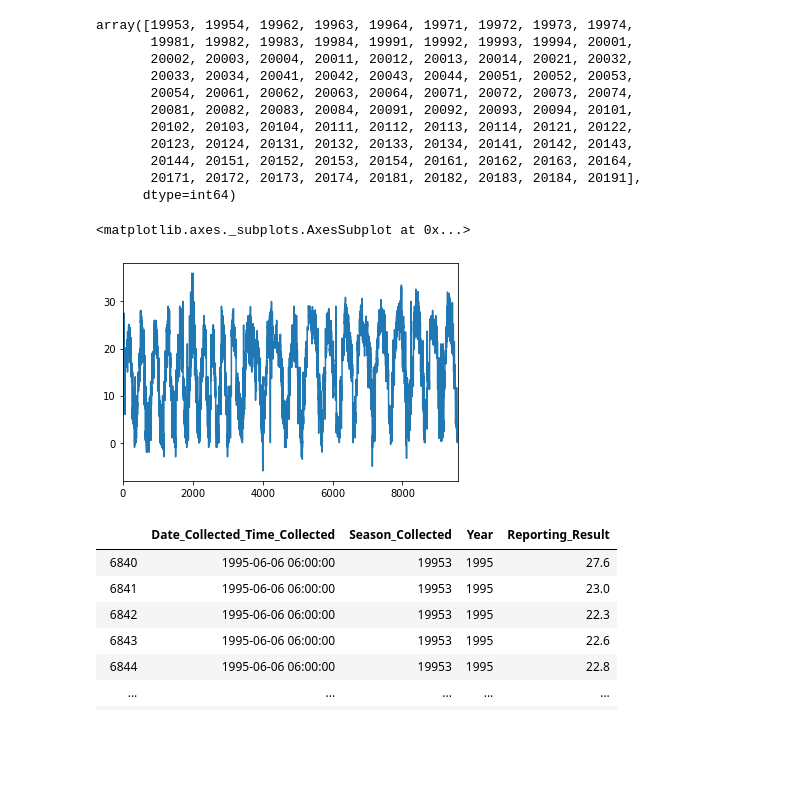
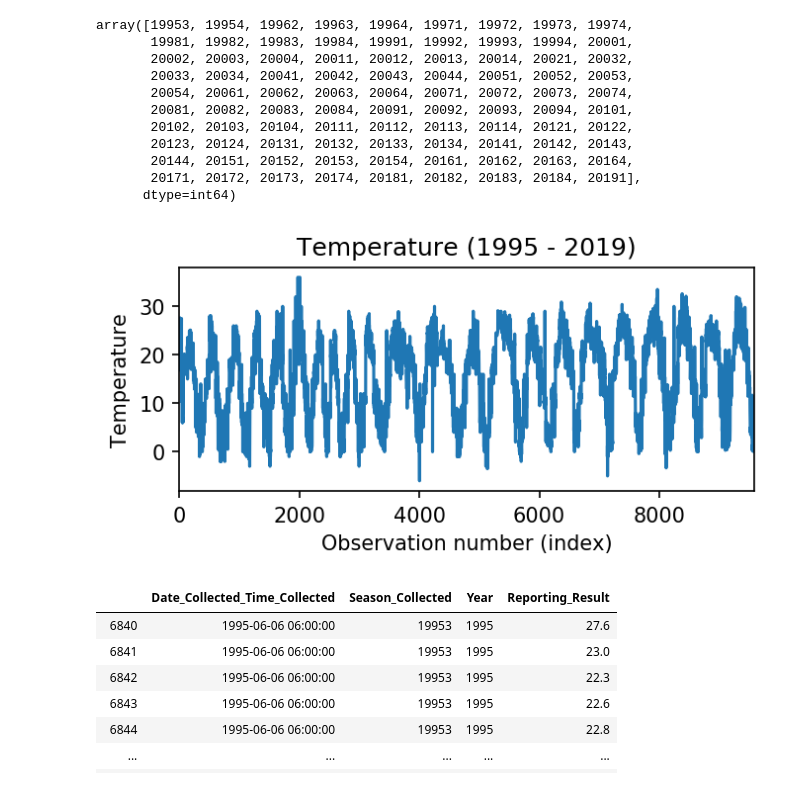
Before and after one commit to codeforboston/safe-water, a Jupyter notebook: projects/crwa/notebooks/lstaples-eda.ipynb, the cells around one changed output. Cells and saved outputs as stored; diff of their text form; code cells hidden in the pictures; blank space fills up the shorter version.

Commit message:
Box/strip & violin plots added; plot size, labels

```diff
--- a/projects/crwa/notebooks/lstaples-eda.ipynb
+++ b/projects/crwa/notebooks/lstaples-eda.ipynb
@@ -139,14 +139,18 @@ array([19953, 19954, 19962, 19963, 19964, 19971, 19972, 19973, 19974,
 # %%
 # plotting temperature results values:
 # reset index is necessary make the index go from 0 to (length-1)
 
 # note the cycle observed here is due to the change of seasons throughout the year
 
 res_plot = ( results_temperature.sort_values(by=['Date_Collected_Time_Collected']) )['Reporting_Result']
-res_plot.reset_index(drop=True).plot()
+plt.figure(figsize=(5,2), dpi=150)
+ax = res_plot.reset_index(drop=True).plot()
+ax.set_xlabel("Observation number (index)")
+ax.set_ylabel("Temperature")
+ax.set_title("Temperature (1995 - 2019)")
+plt.show()
 # %% [output]
-<matplotlib.axes._subplots.AxesSubplot at 0x...>
-[figure, old version]
+[figure, new version]
 # %%
 ( results_temperature.sort_values(by=['Date_Collected_Time_Collected']) )
 # %% [output]
```
Also changed, not shown: parts of 14 cells of this notebook.
